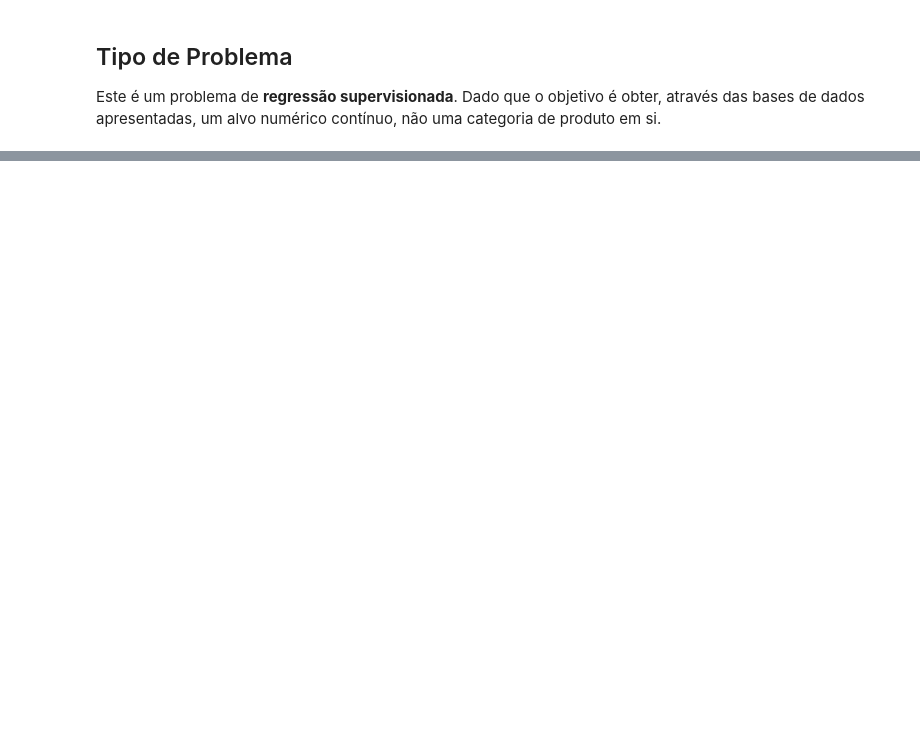
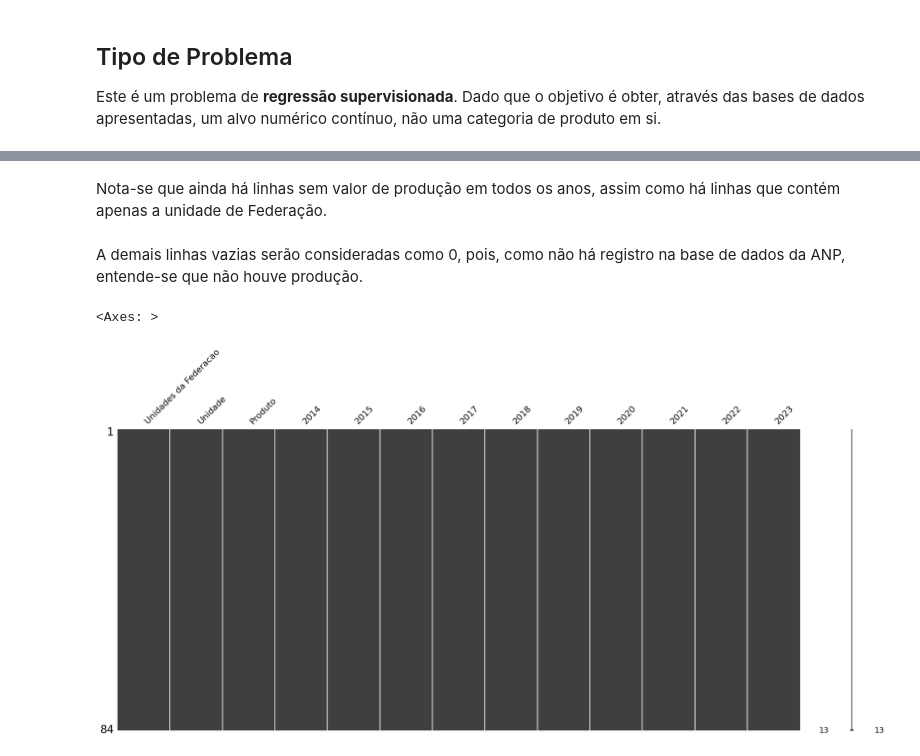
Before and after one commit to andrevital001/PUC, a Jupyter notebook: MVP_André_Vital.ipynb, the cells around one changed output, grey strips where cells are left out. Cells and saved outputs as stored; diff of their text form; code cells hidden in the pictures; blank space fills up the shorter version.

```diff
--- a/MVP_André_Vital.ipynb
+++ b/MVP_André_Vital.ipynb
@@ -421,0 +163,31 @@ As três hipóteses levantadas foram validadas:
+# %%
+# Copiar dataset original
+dataset = data_anp.copy()
+
+# Remover coluna 'Região' do dataset analisado
+
+dataset.drop(['Regiao'], axis=1, inplace=True)
+
+dataset.dropna(how='all', inplace=True)
+# %% [markdown]
+Nota-se que ainda há linhas sem valor de produção em todos os anos, assim como há linhas que contém apenas a unidade de Federação.
+# %%
+# Remover linhas onde há apenas informação de 'Unidades da Federacao'
+valor_em_uf = dataset['Unidades da Federacao'].notna()
+demais_null = dataset.drop(columns=['Unidades da Federacao']).isna().all(axis=1)
+linhas_a_remover = valor_em_uf & demais_null
+dataset = dataset[~linhas_a_remover]
+
+# Remover linhas sem valor de produção nos anos de referência
+colunas_ano = ['2014', '2015', '2016', '2017', '2018', '2019', '2020', '2021', '2022', '2023']
+dataset = dataset.dropna(subset=colunas_ano, how='all')
+# %% [markdown]
+A demais linhas vazias serão consideradas como 0, pois, como não há registro na base de dados da ANP, entende-se que não houve produção.
+# %%
+# Substituir valores nulos por 0
+dataset.fillna(0, inplace=True)
+
+ms.matrix(dataset)
+# %% [output]
+<Axes: >
+[figure, added]
```
Also changed, not shown: parts of 111 cells of this notebook.
